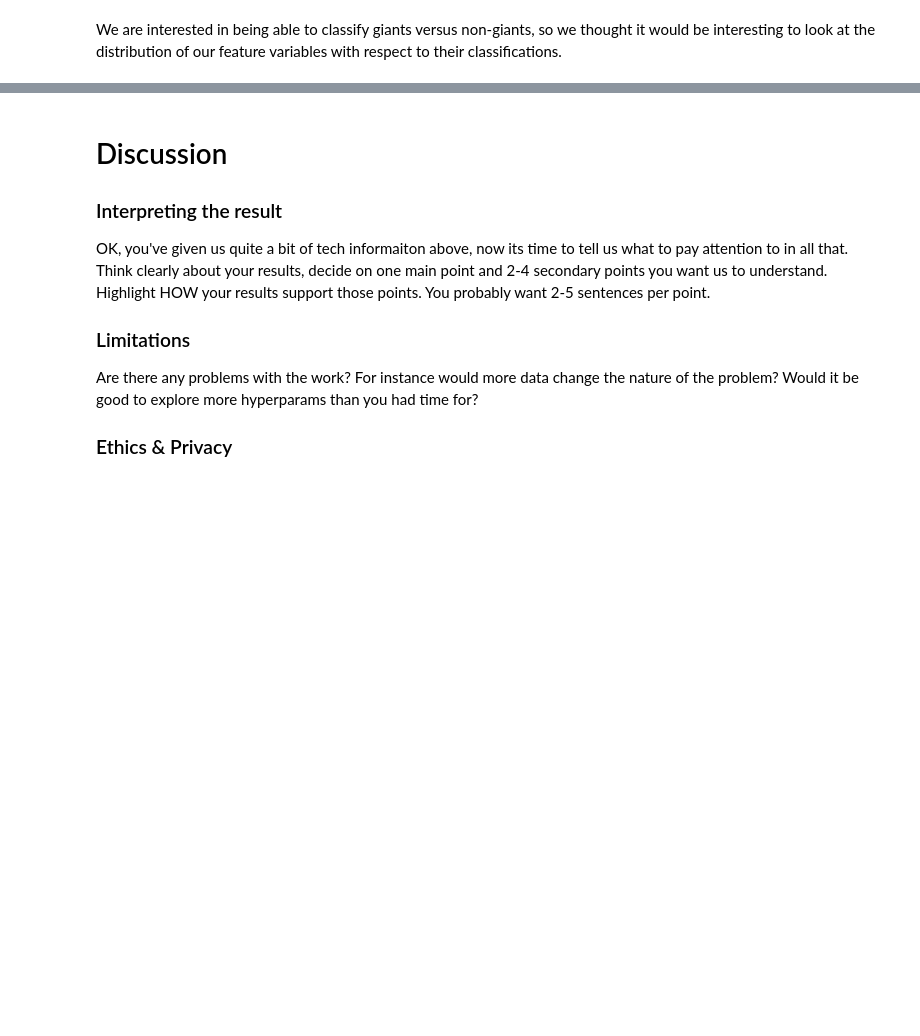
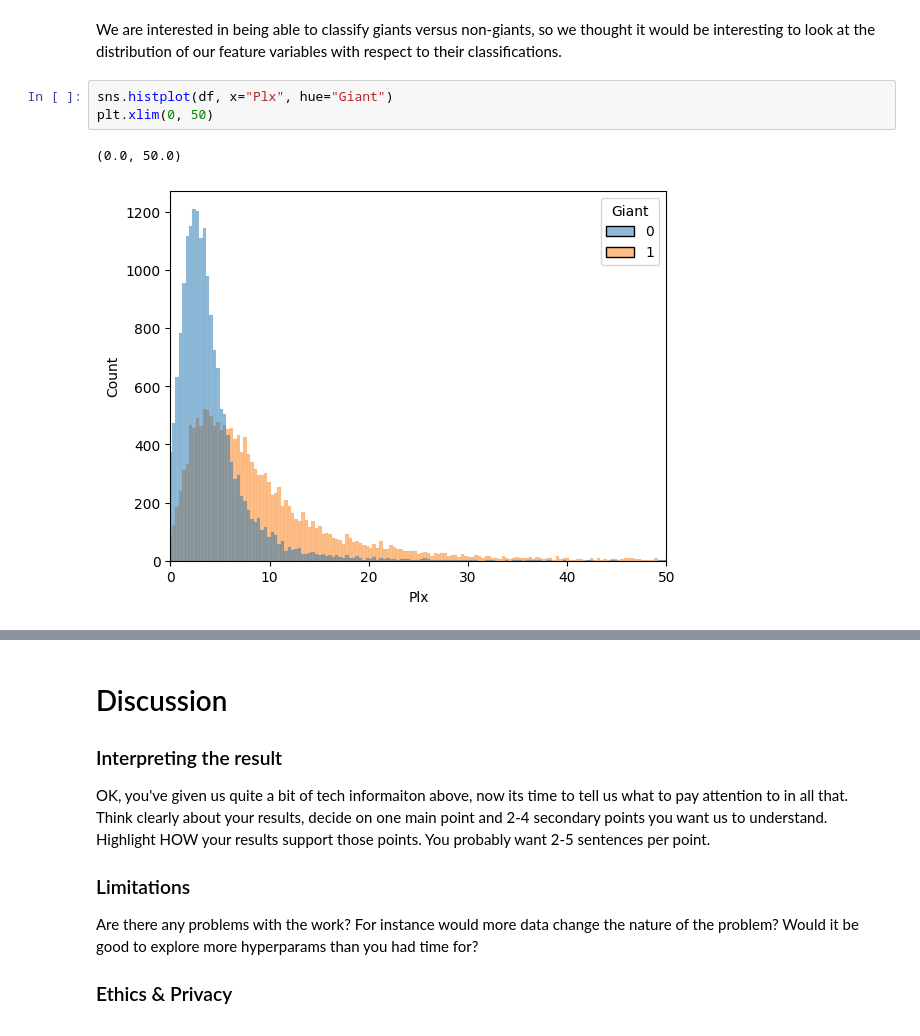
Before and after one commit to COGS118A/Group012-Wi23, a Jupyter notebook: FinalProjectGroup012-Wi23.ipynb, the cells around one changed output, grey strips where cells are left out. Drawn from its saved outputs; the diff is of its cells as text; blank space fills up the shorter version.

```diff
--- a/FinalProjectGroup012-Wi23.ipynb
+++ b/FinalProjectGroup012-Wi23.ipynb
@@ -116,4 +116,10 @@ df=df.rename(columns={"TargetClass":"Giant"})
 (35182, 7)
 # %% [markdown]
 We are interested in being able to classify giants versus non-giants, so we thought it would be interesting to look at the distribution of our feature variables with respect to their classifications.
+# %%
+sns.histplot(df, x="Plx", hue="Giant")
+plt.xlim(0, 50)
+# %% [output]
+(0.0, 50.0)
+[figure, added]
 # %%
```
Also changed, not shown: parts of 6 cells of this notebook.
